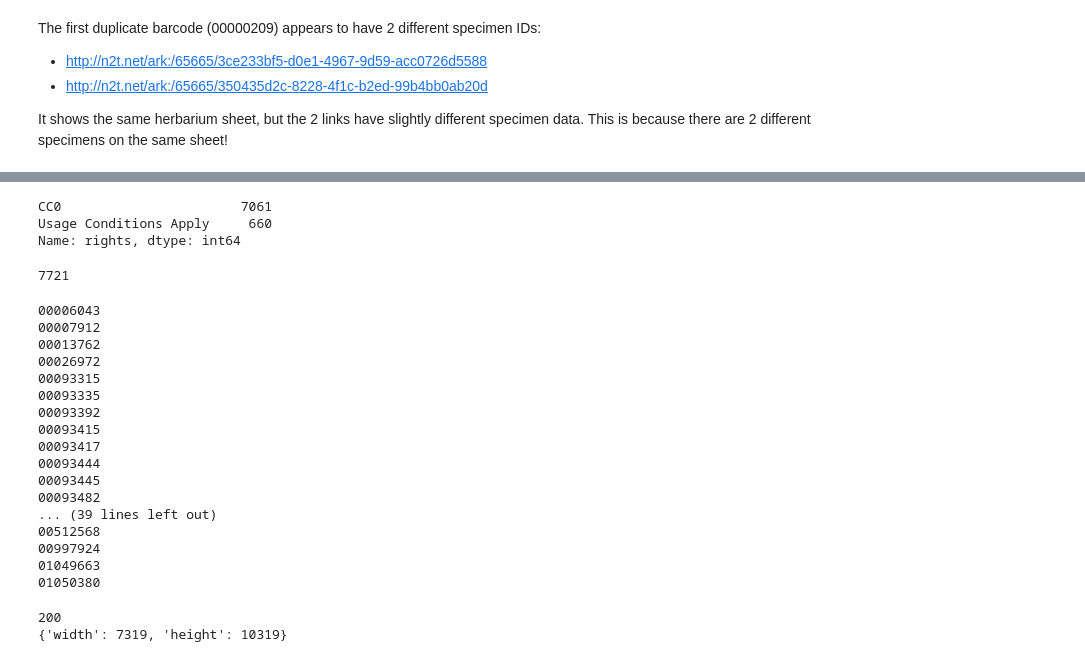
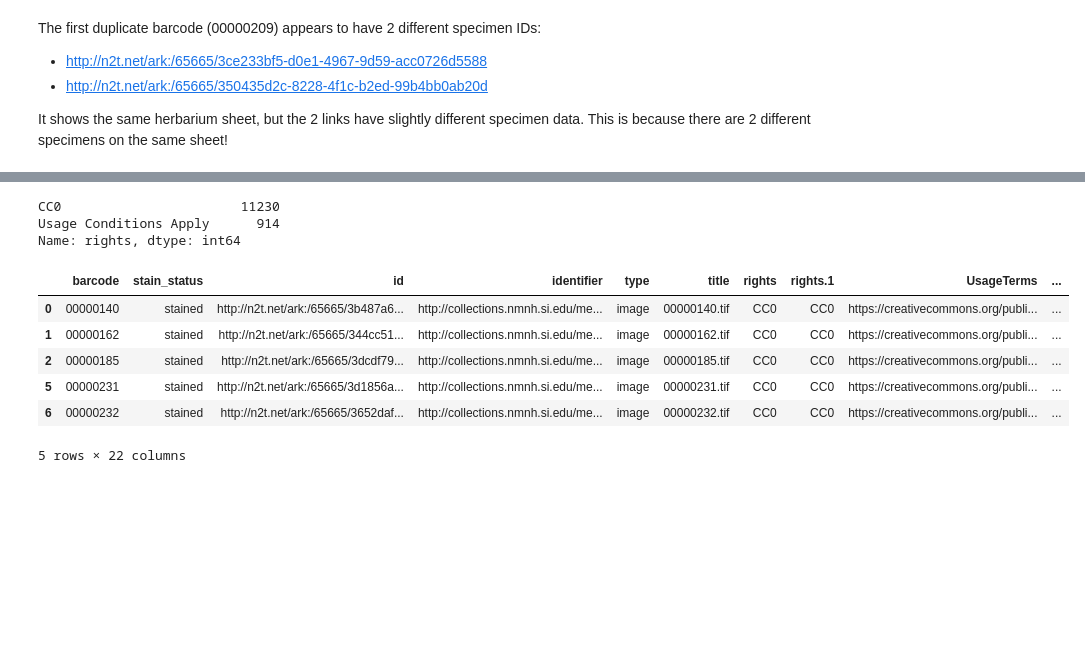
Before and after one commit to MikeTrizna/mercury_remake, a Jupyter notebook: Matching barcodes to dwca.ipynb, the cells around one changed output, grey strips where cells are left out. Drawn from its saved outputs; the diff is of its cells as text; code cells hidden in the pictures; blank space fills up the shorter version.

Commit message:
Adding API attempt and full dwca merge

```diff
--- a/Matching barcodes to dwca.ipynb
+++ b/Matching barcodes to dwca.ipynb
@@ -53,8 +53,8 @@ unstained_barcode_df.head()
 | 3 | 00000020 | unstained |
 | 4 | 00000021 | unstained |
 # %%
-combined_barcode_df = pd.concat([stained_barcode_df, unstained_barcode_df])
-combined_barcode_df.info()
+stain_status_df = pd.concat([stained_barcode_df, unstained_barcode_df])
+stain_status_df.info()
 # %% [output]
 <class 'pandas.core.frame.DataFrame'>
 Int64Index: 15553 entries, 0 to 7776
@@ -233,0 +225,3 @@ len(stained_multimedia)
+# %%
+mercury_merge = stain_status_df.merge(botany_barcodes, on='barcode', how='left')
+mercury_merge.info()
@@ -265,4 +277,5 @@ The first duplicate barcode (00000209) appears to have 2 different specimen IDs:
 
 It shows the same herbarium sheet, but the 2 links have slightly different specimen data. This is because there are 2 different specimens on the same sheet!
 # %%
-stained_multimedia = stained_multimedia.drop_duplicates(subset='barcode',keep='first')
+single_sheets = mercury_merge.drop_duplicates(subset='barcode',keep=False)
+single_sheets.info()
@@ -269,33 +300,6 @@ stained_multimedia = stained_multimedia.drop_duplicates(subset='barcode',keep='f
 # %%
-stained_multimedia['rights'].value_counts()
+single_sheets['rights'].value_counts()
 # %% [output]
-CC0                       7061
-Usage Conditions Apply     660
+CC0                       11230
+Usage Conditions Apply      914
 Name: rights, dtype: int64
-# %%
-stained_multimedia_barcodes = stained_multimedia['barcode'].unique().tolist()
-len(stained_multimedia_barcodes)
-# %% [output]
-7721
-# %%
-for bc in stained_barcodes:
-    if bc not in stained_multimedia_barcodes:
-        print(bc)
-# %% [output]
-00006043
-00007912
-00013762
-00026972
-00093315
-00093335
-00093392
-00093415
-00093417
-00093444
-00093445
-00093482
-... (39 lines left out)
-00512568
-00997924
-01049663
-01050380
@@ -306,24 +306,11 @@ import io
-# %%
-test_irn_url = 'http://collections.nmnh.si.edu/media/index.php?irn=10086661'
-
-test_ark_url = 'http://n2t.net/ark:/65665/m36e1bbdd7-8c33-4a87-ab66-6f47ea582d90'
-
-width, height = np.nan, np.nan
-image_url = test_ark_url
-filename = 'test_irn_download.jpg'
-
-try:
-    r = requests.get(image_url, timeout=20)
-    if r.headers['Content-Type'] == 'image/jpeg':
-        try:
-            with Image.open(io.BytesIO(r.content)) as im:
-                width, height = im.size
-                im.save(filename)
-        except:
-            print('Weird error with ' + image_url)
-except:
-    print('Timeout error with ' + image_url)
-print({'width': width, 'height': height})
-# %% [output]
-200
-{'width': 7319, 'height': 10319}
+# %%
+single_oa = single_sheets[single_sheets['rights'] == 'CC0']
+single_oa.head()
+# %% [output]
+|  | barcode | stain_status | id | identifier | type | title | rights | rights.1 | UsageTerms | ... |
+| 0 | 00000140 | stained | http://n2t.net/ark:/65665/3b487a6... | http://collections.nmnh.si.edu/me... | image | 00000140.tif | CC0 | CC0 | https://creativecommons.org/publi... | ... |
+| 1 | 00000162 | stained | http://n2t.net/ark:/65665/344cc51... | http://collections.nmnh.si.edu/me... | image | 00000162.tif | CC0 | CC0 | https://creativecommons.org/publi... | ... |
+| 2 | 00000185 | stained | http://n2t.net/ark:/65665/3dcdf79... | http://collections.nmnh.si.edu/me... | image | 00000185.tif | CC0 | CC0 | https://creativecommons.org/publi... | ... |
+| 5 | 00000231 | stained | http://n2t.net/ark:/65665/3d1856a... | http://collections.nmnh.si.edu/me... | image | 00000231.tif | CC0 | CC0 | https://creativecommons.org/publi... | ... |
+| 6 | 00000232 | stained | http://n2t.net/ark:/65665/3652daf... | http://collections.nmnh.si.edu/me... | image | 00000232.tif | CC0 | CC0 | https://creativecommons.org/publi... | ... |
+5 rows × 22 columns
```
Also changed, not shown: parts of 19 cells of this notebook, 4 other files.
